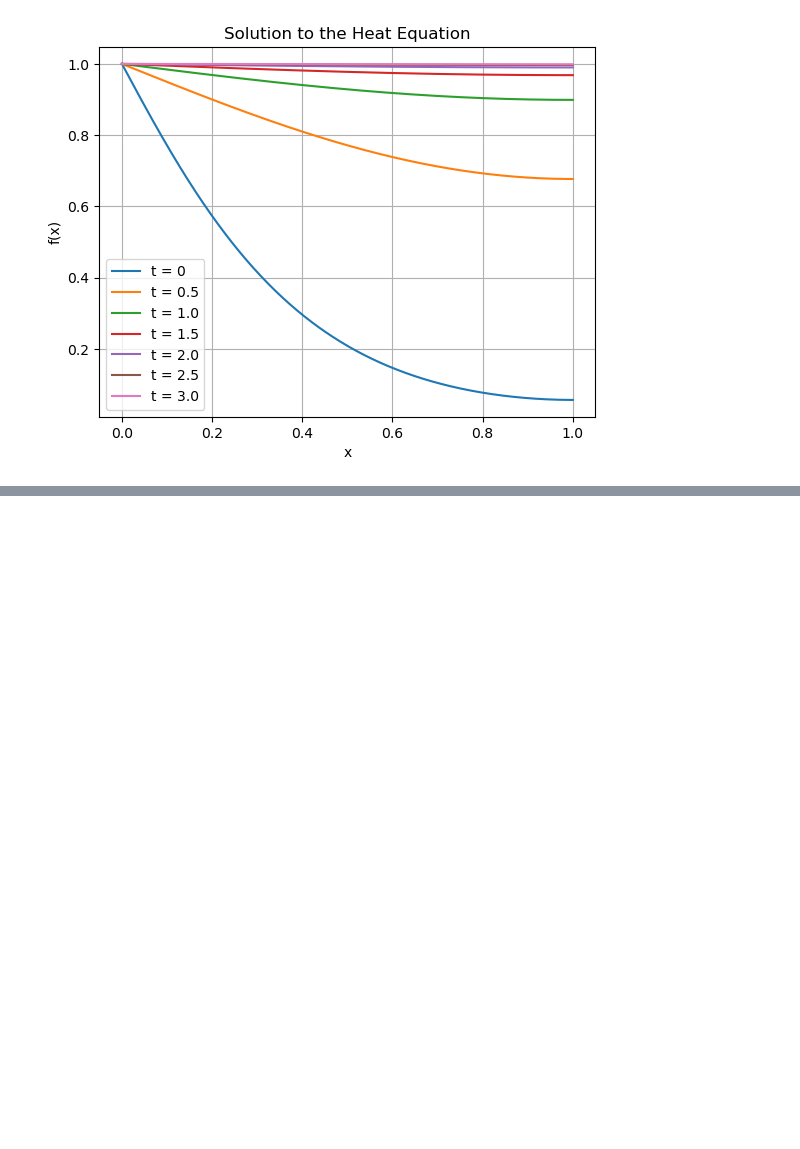
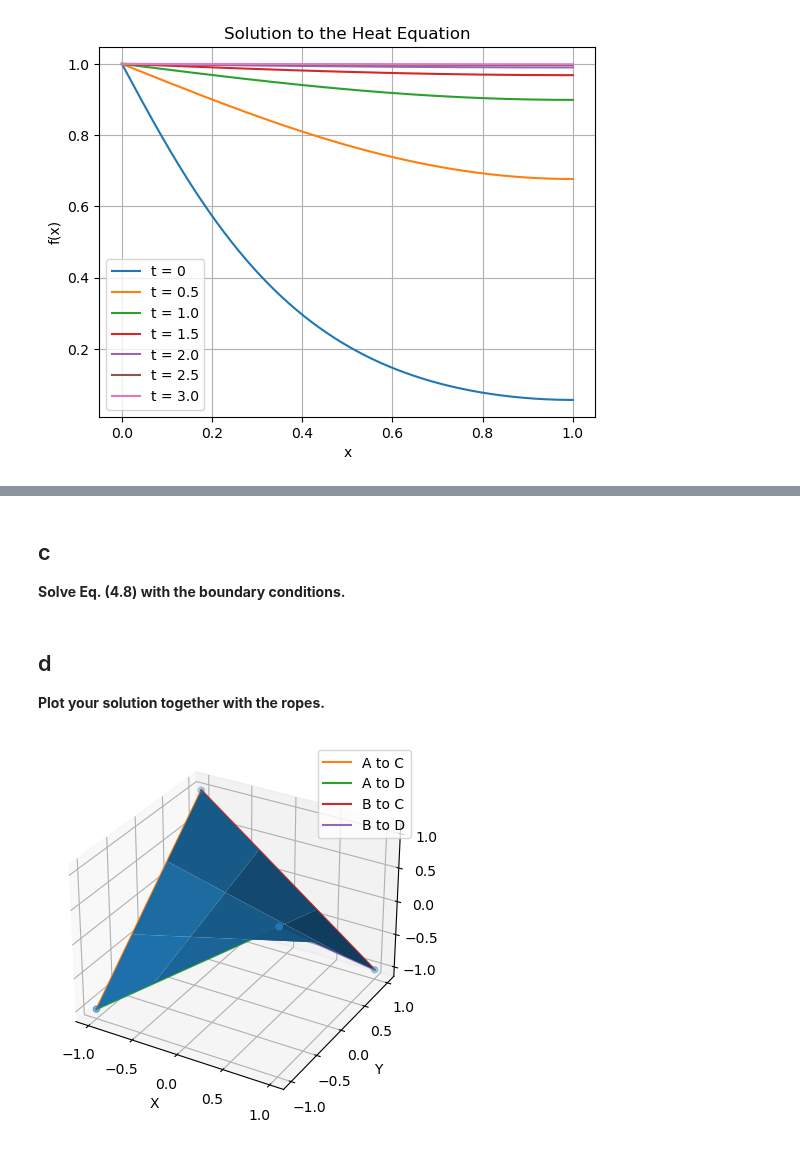
Before and after one commit to Katikistan/NumeP, a Jupyter notebook: week2/week2.ipynb, the cells around one changed output, grey strips where cells are left out. Saved outputs shown, nothing was run; the diff lists cells and outputs as text; code cells hidden in the pictures; blank space fills up the shorter version.

```diff
--- a/week2/week2.ipynb
+++ b/week2/week2.ipynb
@@ -226,0 +258,3 @@ def heat_equation(dt, t_values):
+# %% [markdown]
+## c
+**Solve Eq. (4.8) with the boundary conditions.**
@@ -226,0 +304,11 @@ def heat_equation(dt, t_values):
+# %% [markdown]
+## d
+**Plot your solution together with the ropes.**
+# %%
+fig = plt.figure()
+ax = fig.add_subplot(projection='3d')
+ax.plot_surface(X, Y, Z)
+plot_ropes(ax)
+plt.show()
+# %% [output]
+[figure, added]
```
Also changed, not shown: parts of 28 cells of this notebook, 2 other files.
